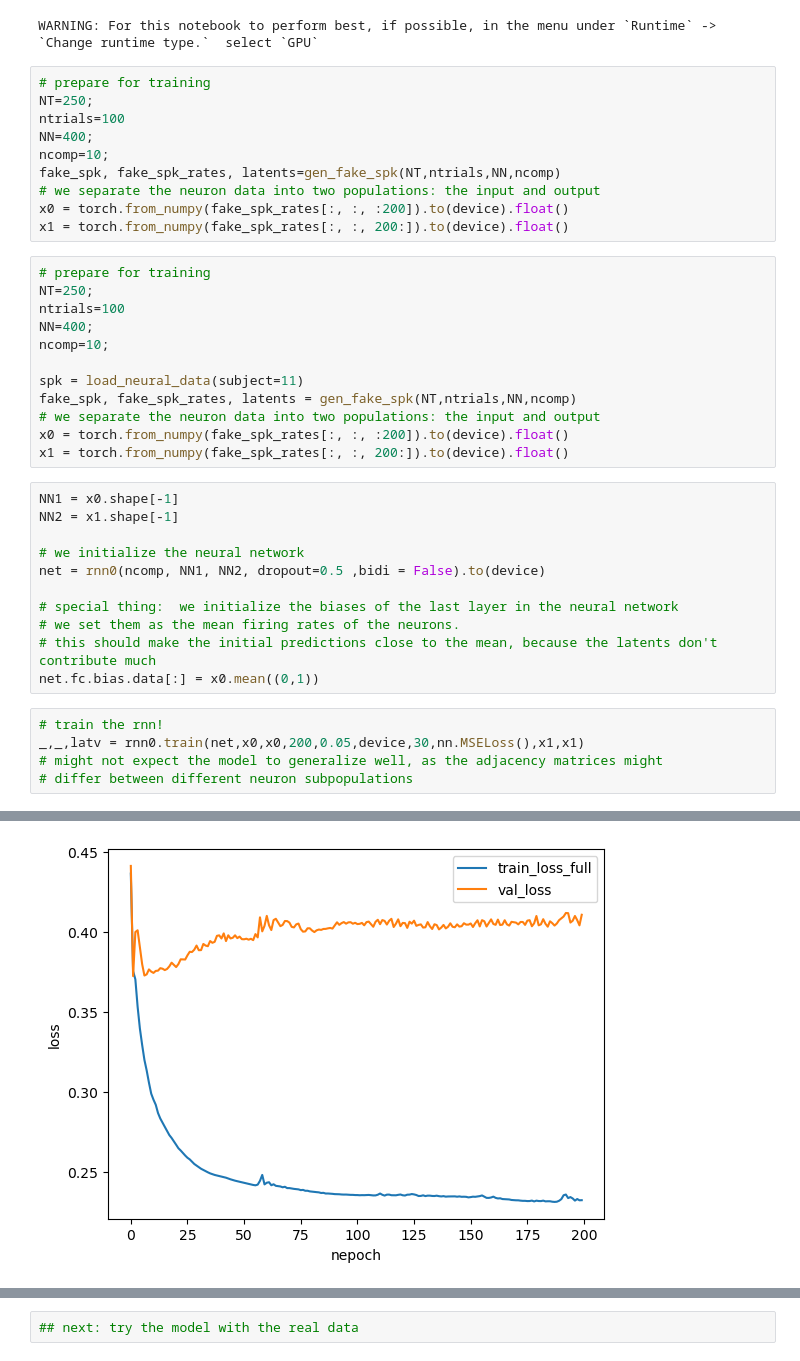
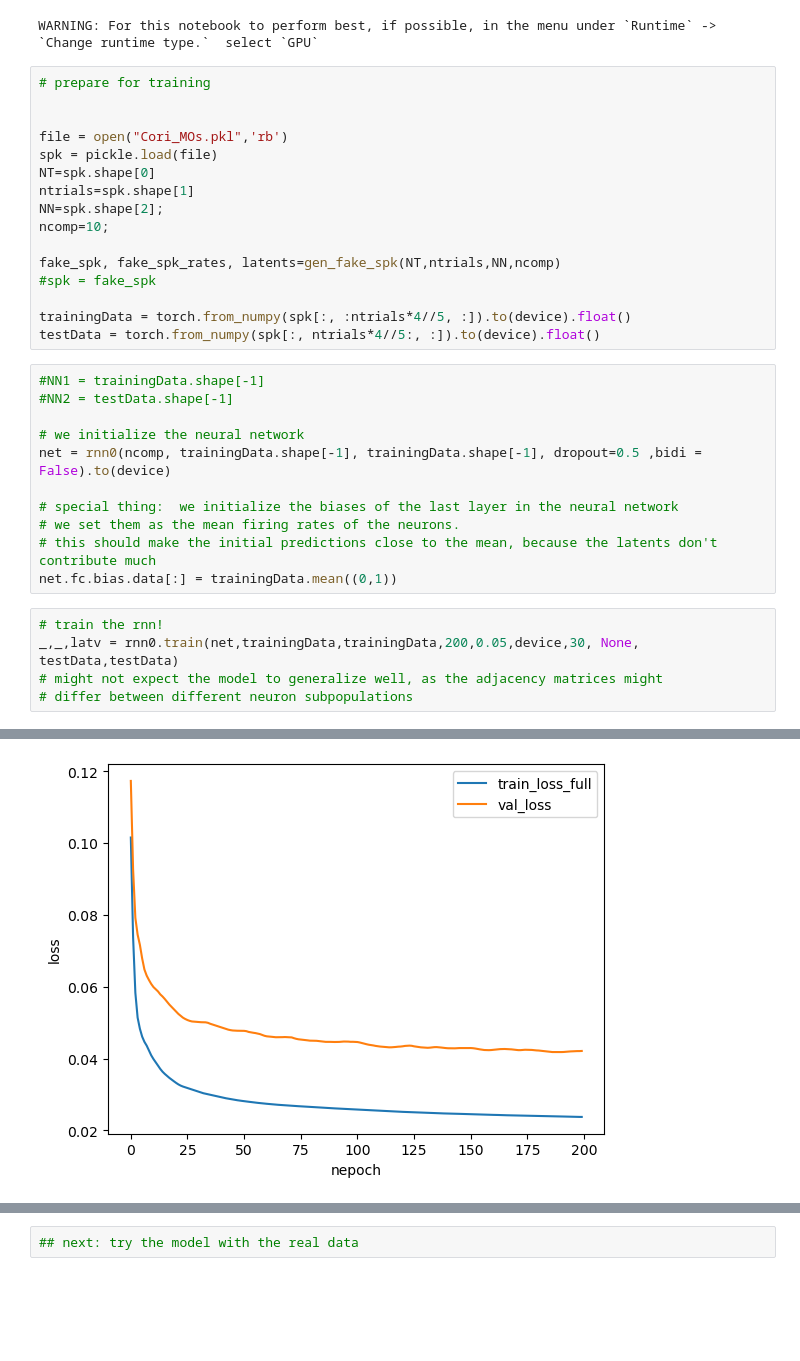
Before and after one commit to wanyuL/ReinforcementRats2021, a Jupyter notebook: RNN_Notebook.ipynb, the cells around one changed output, grey strips where cells are left out. Saved outputs shown, nothing was run; the diff lists cells and outputs as text; blank space fills up the shorter version.

```diff
--- a/RNN_Notebook.ipynb
+++ b/RNN_Notebook.ipynb
@@ -26,40 +21,34 @@ device=nmastandard.set_device()  # select device
 WARNING: For this notebook to perform best, if possible, in the menu under `Runtime` -> `Change runtime type.`  select `GPU`
 # %%
 # prepare for training
-NT=250;
-ntrials=100
-NN=400;
+
+
+file = open("Cori_MOs.pkl",'rb')
+spk = pickle.load(file)
+NT=spk.shape[0]
+ntrials=spk.shape[1]
+NN=spk.shape[2];
 ncomp=10;
+
 fake_spk, fake_spk_rates, latents=gen_fake_spk(NT,ntrials,NN,ncomp)
-# we separate the neuron data into two populations: the input and output
-x0 = torch.from_numpy(fake_spk_rates[:, :, :200]).to(device).float()
-x1 = torch.from_numpy(fake_spk_rates[:, :, 200:]).to(device).float()
+#spk = fake_spk
+
+trainingData = torch.from_numpy(spk[:, :ntrials*4//5, :]).to(device).float()
+testData = torch.from_numpy(spk[:, ntrials*4//5:, :]).to(device).float()
-# %%
-# prepare for training
-NT=250;
-ntrials=100
-NN=400;
-ncomp=10;
-
-spk = load_neural_data(subject=11)
-fake_spk, fake_spk_rates, latents = gen_fake_spk(NT,ntrials,NN,ncomp)
-# we separate the neuron data into two populations: the input and output
-x0 = torch.from_numpy(fake_spk_rates[:, :, :200]).to(device).float()
-x1 = torch.from_numpy(fake_spk_rates[:, :, 200:]).to(device).float()
 # %%
-NN1 = x0.shape[-1]
-NN2 = x1.shape[-1]
+#NN1 = trainingData.shape[-1]
+#NN2 = testData.shape[-1]
 
 # we initialize the neural network
-net = rnn0(ncomp, NN1, NN2, dropout=0.5 ,bidi = False).to(device)
+net = rnn0(ncomp, trainingData.shape[-1], trainingData.shape[-1], dropout=0.5 ,bidi = False).to(device)
 
 # special thing:  we initialize the biases of the last layer in the neural network
 # we set them as the mean firing rates of the neurons.
 # this should make the initial predictions close to the mean, because the latents don't contribute much
-net.fc.bias.data[:] = x0.mean((0,1))
+net.fc.bias.data[:] = trainingData.mean((0,1))
 # %%
 # train the rnn!
-_,_,latv = rnn0.train(net,x0,x0,200,0.05,device,30,nn.MSELoss(),x1,x1)
+_,_,latv = rnn0.train(net,trainingData,trainingData,200,0.05,device,30, None, testData,testData)
 # might not expect the model to generalize well, as the adjacency matrices might
 # differ between different neuron subpopulations
 # %% [output]
@@ -70,3 +59,3 @@ iteration 150, train_loss 0.2342 , val_loss 0.4052
-[figure, old version]
+[figure, new version]
 # %%
 # visualize the performance of the rnn model
```
Also changed, not shown: parts of 4 cells of this notebook, 1 other file.
